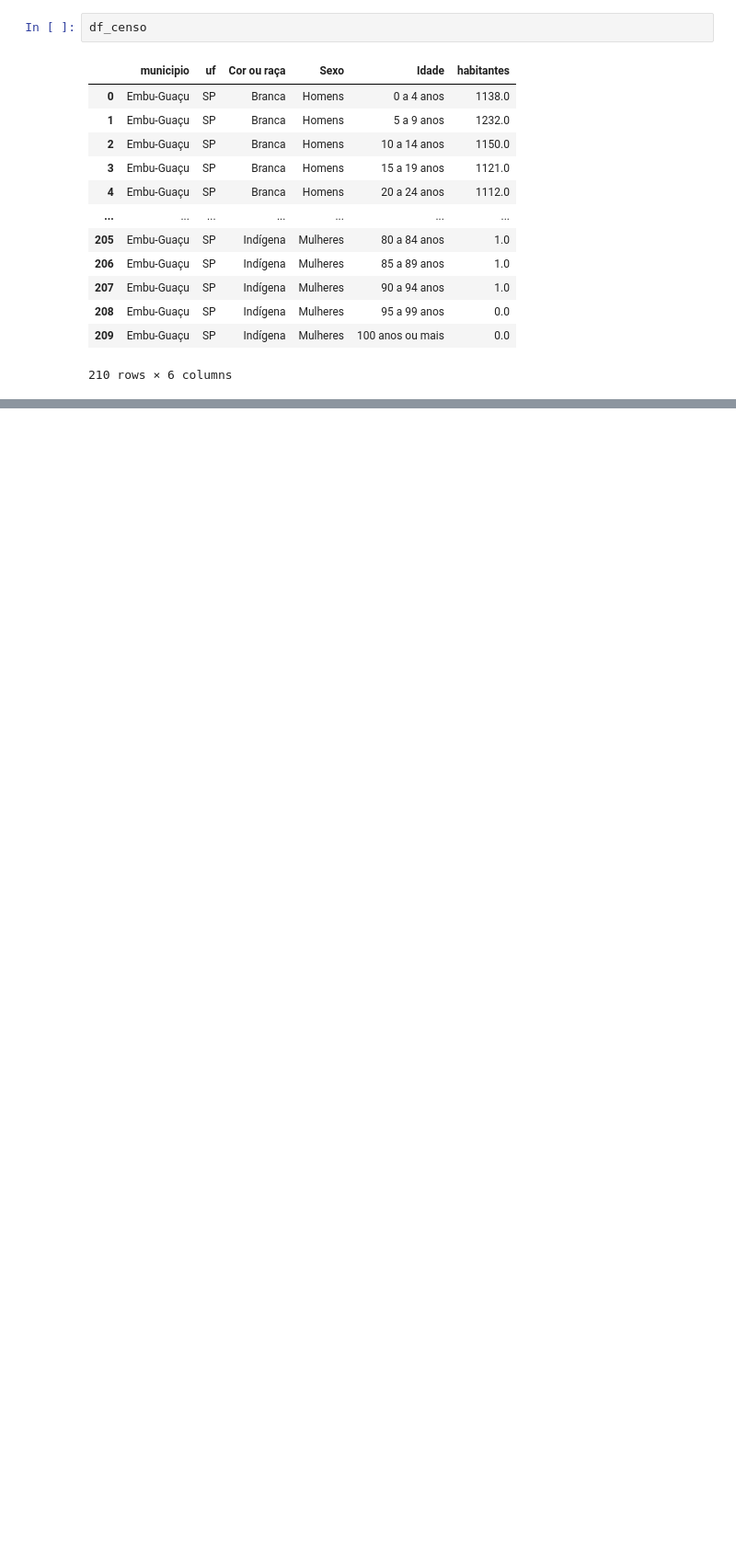
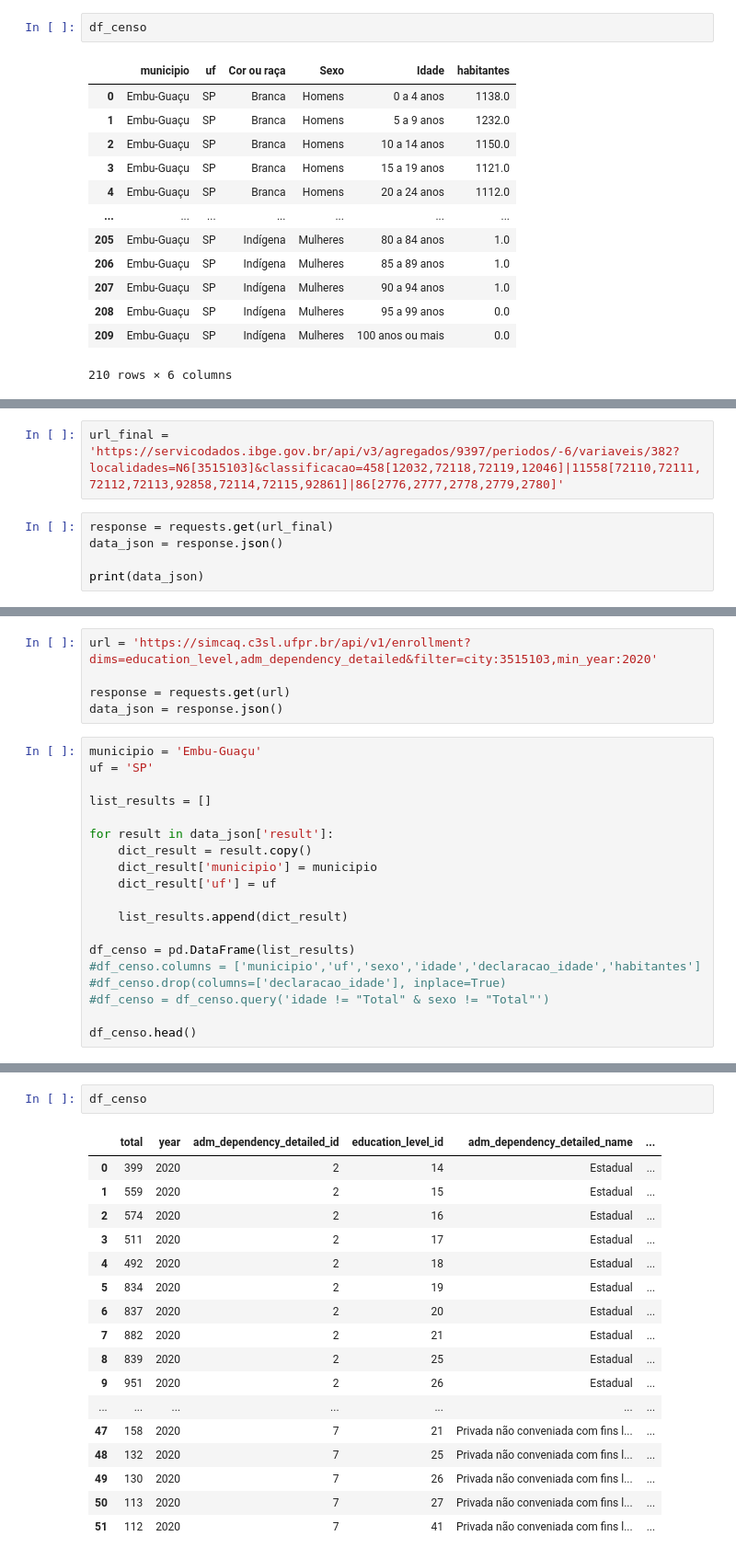
Before and after one commit to jackson-simionato/datathon_pos_tech, a Jupyter notebook: 3_get_municipality_data.ipynb, the cells around one changed output, grey strips where cells are left out. Shown at 92% size. Saved outputs shown, nothing was run; the diff lists cells and outputs as text; blank space fills up the shorter version.

Commit message:
IBGE data acqusition finished

```diff
--- a/3_get_municipality_data.ipynb
+++ b/3_get_municipality_data.ipynb
@@ -418,0 +421,7 @@ df_censo
+# %%
+url_final = 'https://servicodados.ibge.gov.br/api/v3/agregados/9397/periodos/-6/variaveis/382?localidades=N6[3515103]&classificacao=458[12032,72118,72119,12046]|11558[72110,72111,72112,72113,92858,72114,72115,92861]|86[2776,2777,2778,2779,2780]'
+# %%
+response = requests.get(url_final)
+data_json = response.json()
+
+print(data_json)
@@ -418,0 +502,24 @@ df_censo
+# %%
+url = 'https://simcaq.c3sl.ufpr.br/api/v1/enrollment?dims=education_level,adm_dependency_detailed&filter=city:3515103,min_year:2020'
+
+response = requests.get(url)
+data_json = response.json()
+# %%
+municipio = 'Embu-Guaçu'
+uf = 'SP'
+
+list_results = []
+
+for result in data_json['result']:
+    dict_result = result.copy()
+    dict_result['municipio'] = municipio
+    dict_result['uf'] = uf
+
+    list_results.append(dict_result)
+
+df_censo = pd.DataFrame(list_results)
+#df_censo.columns = ['municipio','uf','sexo','idade','declaracao_idade','habitantes']
+#df_censo.drop(columns=['declaracao_idade'], inplace=True)
+#df_censo = df_censo.query('idade != "Total" & sexo != "Total"')
+
+df_censo.head()
@@ -418,0 +544,20 @@ df_censo
+# %%
+df_censo
+# %% [output]
+|  | total | year | adm_dependency_detailed_id | education_level_id | adm_dependency_detailed_name | ... |
+| 0 | 399 | 2020 | 2 | 14 | Estadual | ... |
+| 1 | 559 | 2020 | 2 | 15 | Estadual | ... |
+| 2 | 574 | 2020 | 2 | 16 | Estadual | ... |
+| 3 | 511 | 2020 | 2 | 17 | Estadual | ... |
+| 4 | 492 | 2020 | 2 | 18 | Estadual | ... |
+| 5 | 834 | 2020 | 2 | 19 | Estadual | ... |
+| 6 | 837 | 2020 | 2 | 20 | Estadual | ... |
+| 7 | 882 | 2020 | 2 | 21 | Estadual | ... |
+| 8 | 839 | 2020 | 2 | 25 | Estadual | ... |
+| 9 | 951 | 2020 | 2 | 26 | Estadual | ... |
+| ... | ... | ... | ... | ... | ... | ... |
+| 47 | 158 | 2020 | 7 | 21 | Privada não conveniada com fins l... | ... |
+| 48 | 132 | 2020 | 7 | 25 | Privada não conveniada com fins l... | ... |
+| 49 | 130 | 2020 | 7 | 26 | Privada não conveniada com fins l... | ... |
+| 50 | 113 | 2020 | 7 | 27 | Privada não conveniada com fins l... | ... |
+| 51 | 112 | 2020 | 7 | 41 | Privada não conveniada com fins l... | ... |
```
Also changed, not shown: parts of 8 cells of this notebook, 12 other files.
